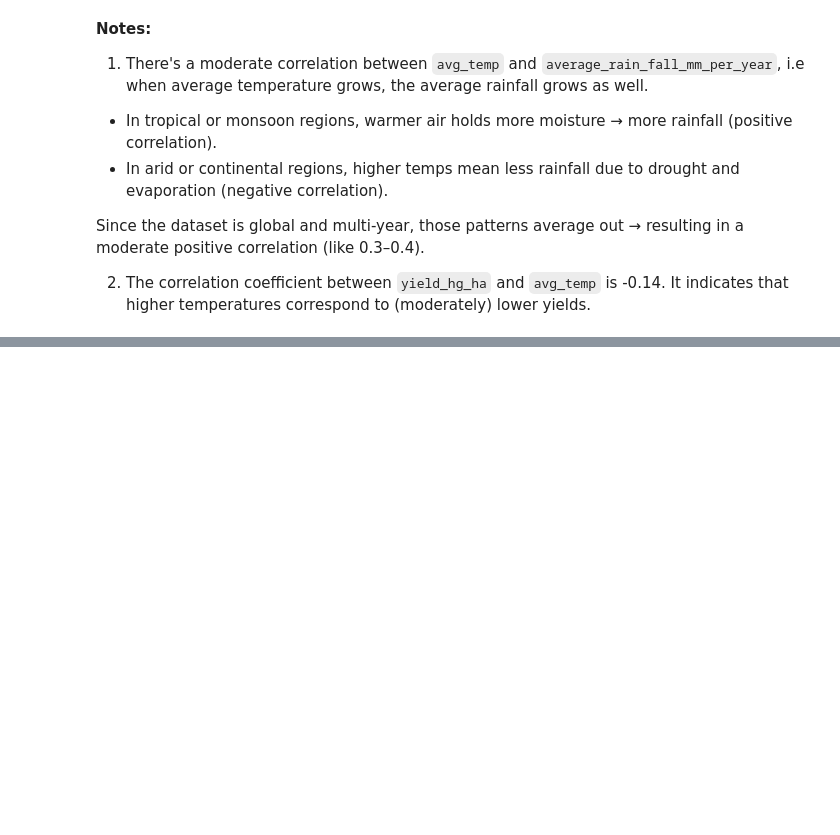
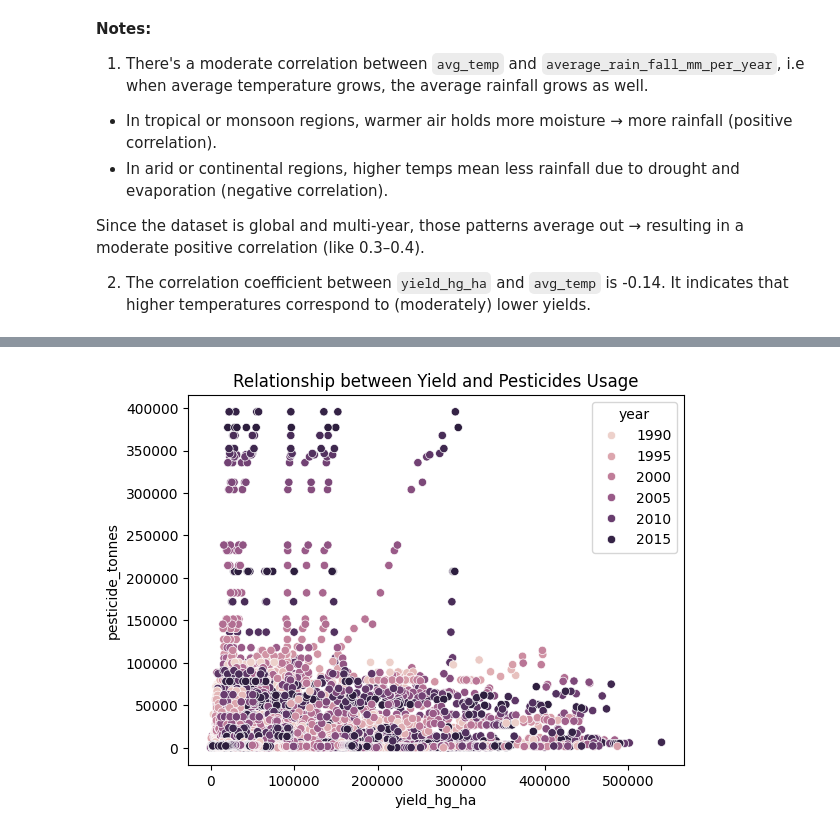
Before and after one commit to Rimsha-Bashir/crop-yield-prediction, a Jupyter notebook: notebooks/02_EDA.ipynb, the cells around one changed output, grey strips where cells are left out. Cells and saved outputs as stored; diff of their text form; code cells hidden in the pictures; blank space fills up the shorter version.

```diff
--- a/notebooks/02_EDA.ipynb
+++ b/notebooks/02_EDA.ipynb
@@ -75,0 +121,7 @@ Since the dataset is global and multi-year, those patterns average out → resul
+# %%
+# df_pesticides_country=df.groupby(['country'])['pesticide_tonnes'].mean().sort_values(ascending=False).reset_index()
+sns.scatterplot(data=df, x="yield_hg_ha", y="pesticide_tonnes", hue='year')
+plt.title('Relationship between Yield and Pesticides Usage')
+plt.show()
+# %% [output]
+[figure, added]
```
Also changed, not shown: parts of 14 cells of this notebook.
